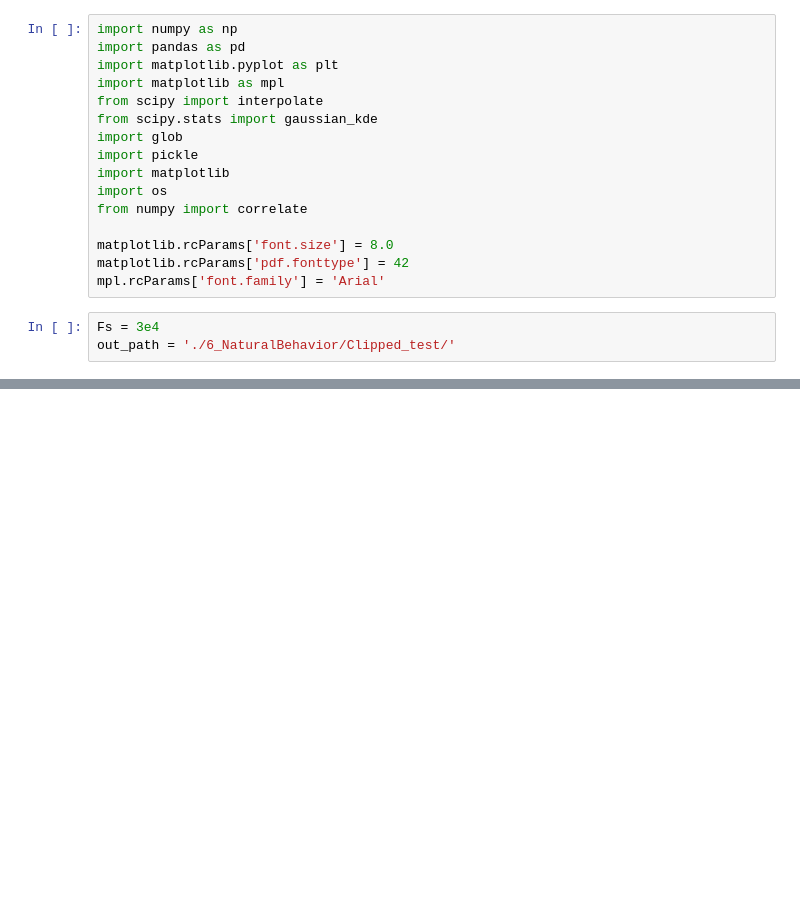
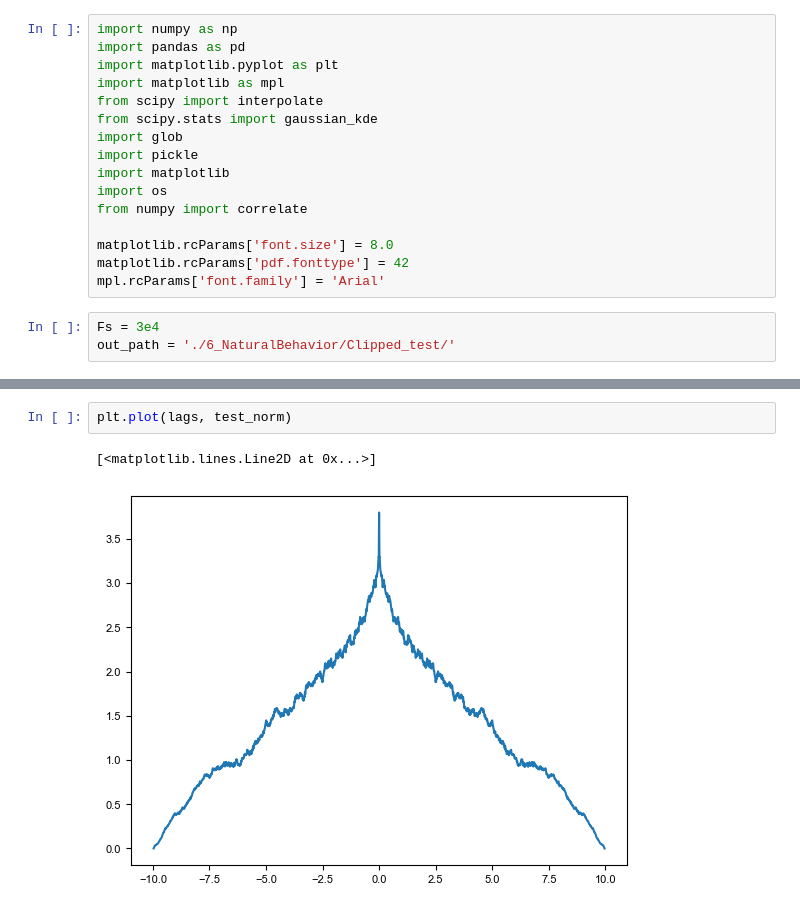
Before and after one commit to MeghnaAnand5/PiliferEphysAnalysis, a Jupyter notebook: 4d_CrossCorrelation.ipynb, the cells around one changed output, grey strips where cells are left out. Drawn from its saved outputs; the diff is of its cells as text; blank space fills up the shorter version.

```diff
--- a/4d_CrossCorrelation.ipynb
+++ b/4d_CrossCorrelation.ipynb
@@ -67,0 +78,5 @@ m30 unit1 MVm11: peak = -0.9665 at lag = 0.0022s
+# %%
+plt.plot(lags, test_norm)
+# %% [output]
+[<matplotlib.lines.Line2D at 0x...>]
+[figure, added]
```
Also changed, not shown: parts of 10 cells of this notebook.
